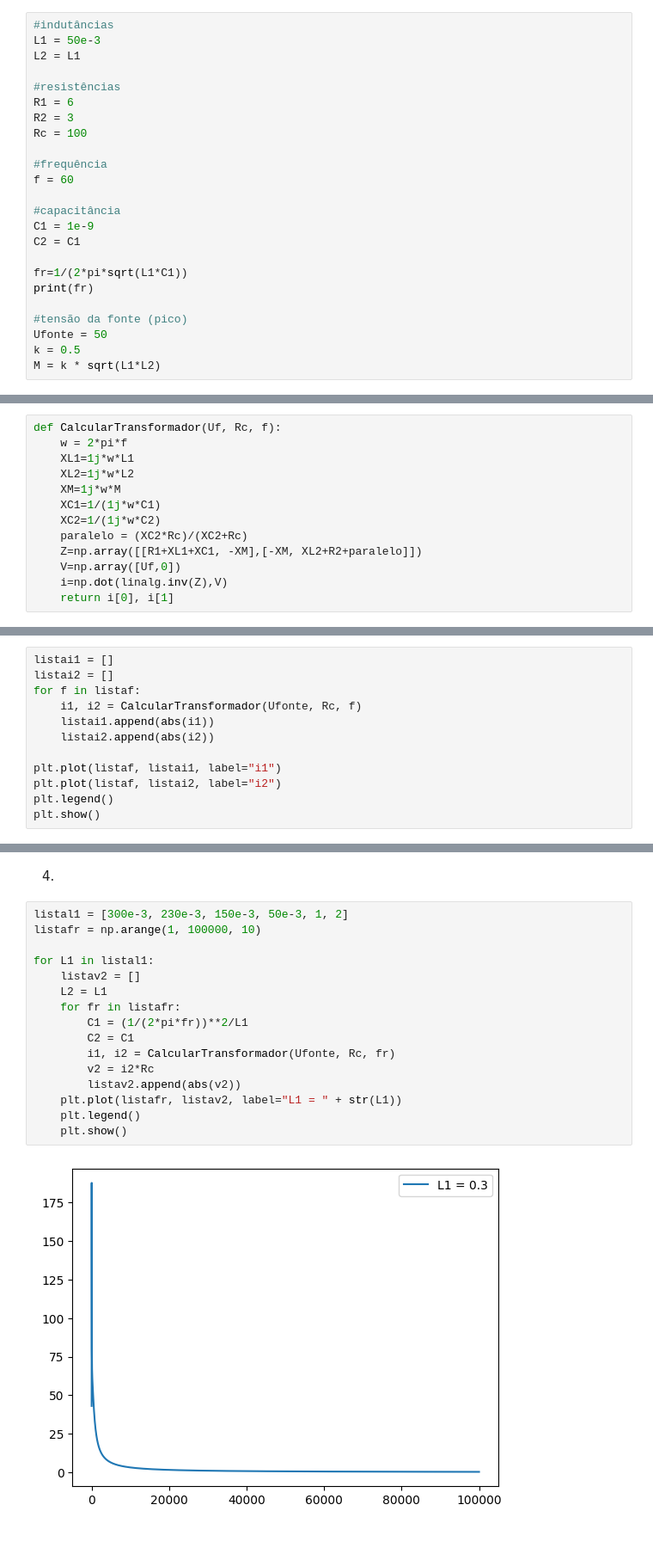
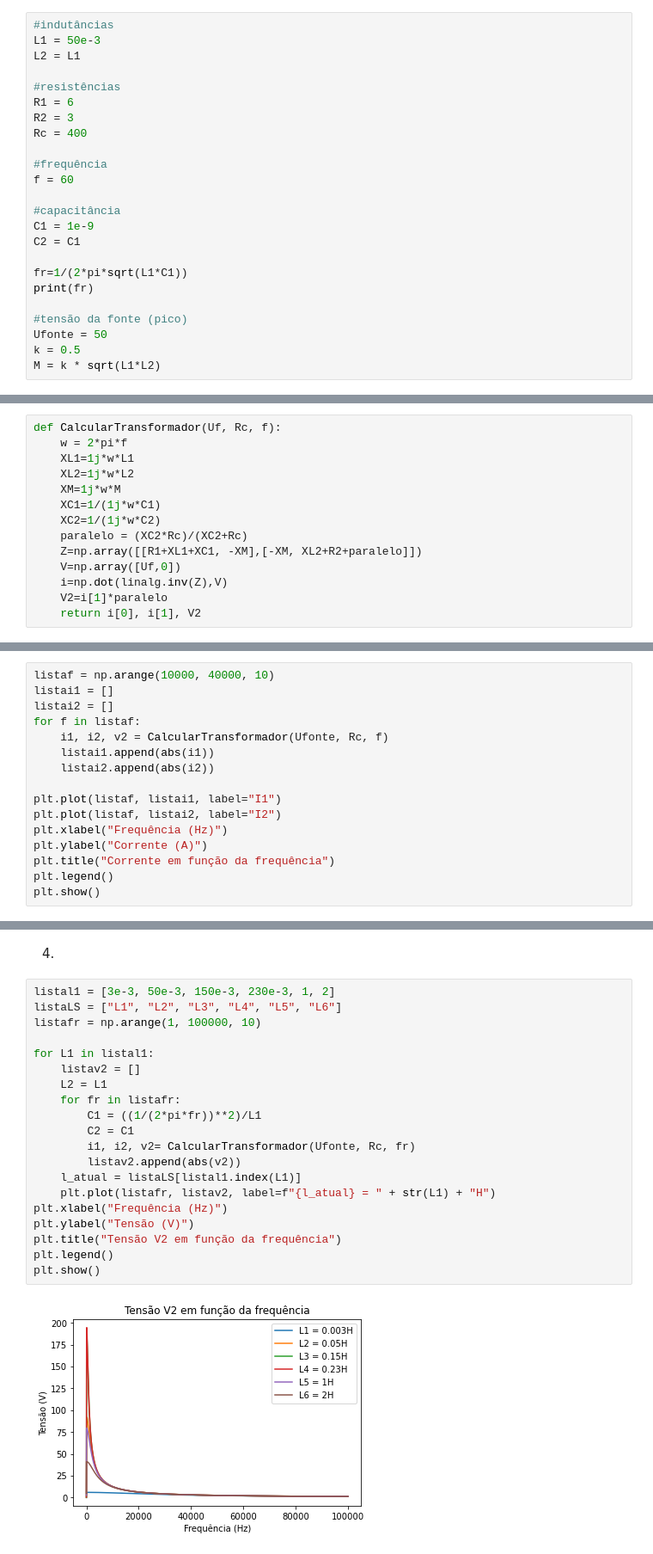
Before and after one commit to MatheusCastellucci/Projeto-Mamag, a Jupyter notebook: projeto.ipynb, the cells around one changed output, grey strips where cells are left out. Shown at 86% size. Drawn from its saved outputs; the diff is of its cells as text.

```diff
--- a/projeto.ipynb
+++ b/projeto.ipynb
@@ -27,7 +27,7 @@ L2 = L1
 #resistências
 R1 = 6
 R2 = 3
-Rc = 100
+Rc = 400
 
 #frequência
 f = 60
@@ -57,6 +57,7 @@ def CalcularTransformador(Uf, Rc, f):
     Z=np.array([[R1+XL1+XC1, -XM],[-XM, XL2+R2+paralelo]])
     V=np.array([Uf,0])
     i=np.dot(linalg.inv(Z),V)
-    return i[0], i[1]
+    V2=i[1]*paralelo
+    return i[0], i[1], V2
 # %% [markdown]
 3)
@@ -65,13 +64,17 @@ listaf = np.arange(10000, 40000, 10)
 # %%
+listaf = np.arange(10000, 40000, 10)
 listai1 = []
 listai2 = []
 for f in listaf:
-    i1, i2 = CalcularTransformador(Ufonte, Rc, f)
+    i1, i2, v2 = CalcularTransformador(Ufonte, Rc, f)
     listai1.append(abs(i1))
     listai2.append(abs(i2))
 
-plt.plot(listaf, listai1, label="i1")
-plt.plot(listaf, listai2, label="i2")
+plt.plot(listaf, listai1, label="I1")
+plt.plot(listaf, listai2, label="I2")
+plt.xlabel("Frequência (Hz)")
+plt.ylabel("Corrente (A)")
+plt.title("Corrente em função da frequência")
 plt.legend()
 plt.show()
 # %% [output]
@@ -79,20 +82,24 @@ plt.show()
 # %% [markdown]
 4)
 # %%
-listal1 = [300e-3, 230e-3, 150e-3, 50e-3, 1, 2]
+listal1 = [3e-3, 50e-3, 150e-3, 230e-3, 1, 2]
+listaLS = ["L1", "L2", "L3", "L4", "L5", "L6"]
 listafr = np.arange(1, 100000, 10)
 
 for L1 in listal1:
     listav2 = []
     L2 = L1
     for fr in listafr:
-        C1 = (1/(2*pi*fr))**2/L1
+        C1 = ((1/(2*pi*fr))**2)/L1
         C2 = C1
-        i1, i2 = CalcularTransformador(Ufonte, Rc, fr)
-        v2 = i2*Rc
+        i1, i2, v2= CalcularTransformador(Ufonte, Rc, fr)
         listav2.append(abs(v2))
-    plt.plot(listafr, listav2, label="L1 = " + str(L1))
-    plt.legend()
-    plt.show()
+    l_atual = listaLS[listal1.index(L1)]
+    plt.plot(listafr, listav2, label=f"{l_atual} = " + str(L1) + "H")
+plt.xlabel("Frequência (Hz)")
+plt.ylabel("Tensão (V)")
+plt.title("Tensão V2 em função da frequência")
+plt.legend()
+plt.show()
 # %% [output]
-[figure, old version]
+[figure, new version]
```
Also changed, not shown: parts of 4 cells of this notebook.
